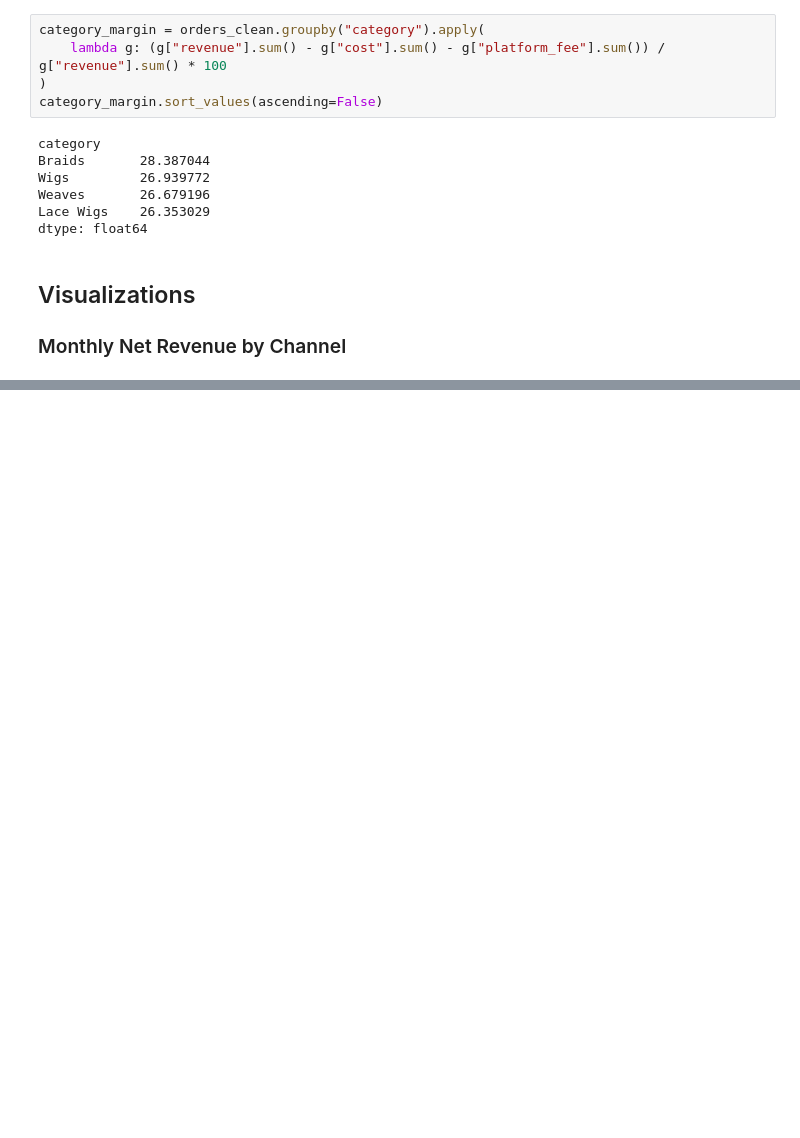
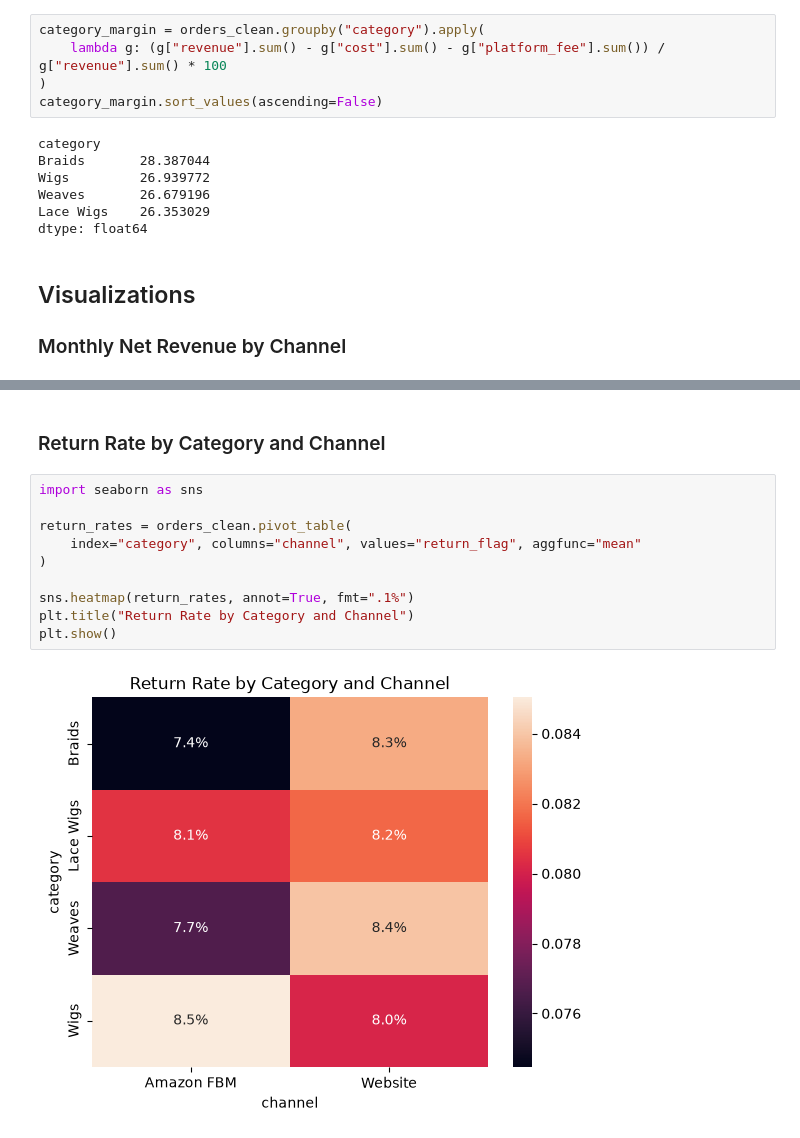
Before and after one commit to voltrecto/crowncase-beauty-portfolio, a Jupyter notebook: notebooks/phase3_analysis.ipynb, the cells around one changed output, grey strips where cells are left out. Saved outputs shown, nothing was run; the diff lists cells and outputs as text; blank space fills up the shorter version.

```diff
--- a/notebooks/phase3_analysis.ipynb
+++ b/notebooks/phase3_analysis.ipynb
@@ -265,0 +255,14 @@ plt.show()
+# %% [markdown]
+### Return Rate by Category and Channel
+# %%
+import seaborn as sns
+
+return_rates = orders_clean.pivot_table(
+    index="category", columns="channel", values="return_flag", aggfunc="mean"
+)
+
+sns.heatmap(return_rates, annot=True, fmt=".1%")
+plt.title("Return Rate by Category and Channel")
+plt.show()
+# %% [output]
+[figure, added]
```
Also changed, not shown: parts of 9 cells of this notebook, 2 other files.
